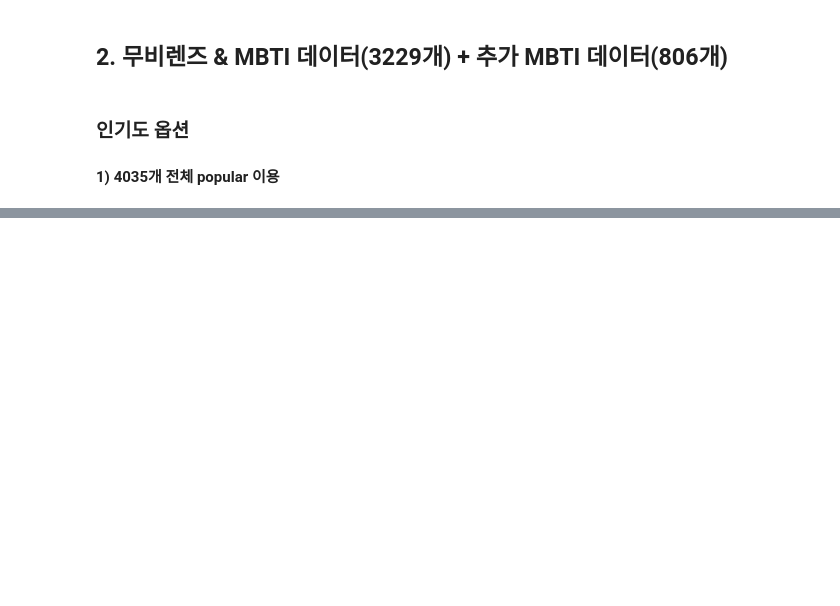
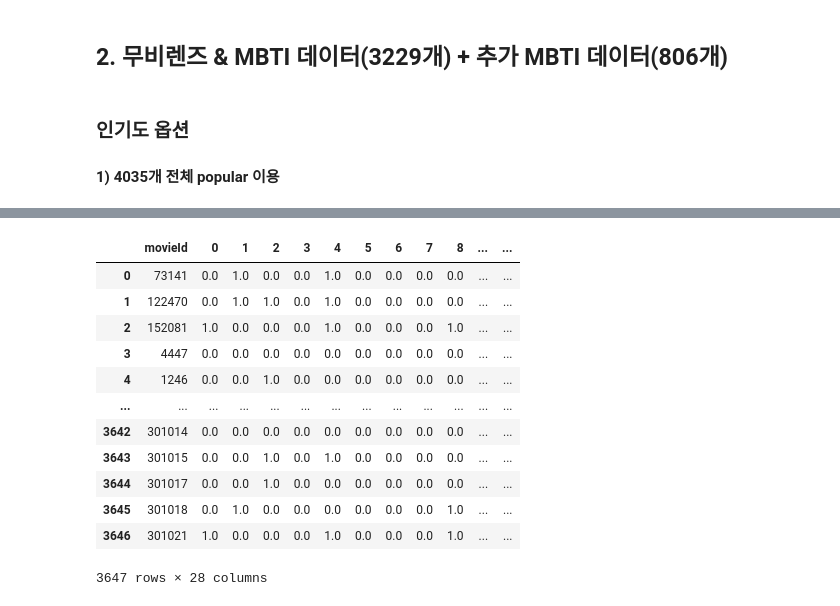
Before and after one commit to boostcampaitech4lv23recsys2/level3_productserving-level3-recsys-08, a Jupyter notebook: Data/DataProcessing/movie_select.ipynb, the cells around one changed output, grey strips where cells are left out. Cells and saved outputs as stored; diff of their text form; code cells hidden in the pictures; blank space fills up the shorter version.

```diff
--- a/Data/DataProcessing/movie_select.ipynb
+++ b/Data/DataProcessing/movie_select.ipynb
@@ -471,0 +626,4 @@ movieId_list
+# %%
+import numpy as np
+encoding2 = np.eye(len(values))[values]
+encoding2
@@ -471,0 +648,26 @@ movieId_list
+# %%
+def get_encoding2(genre):
+    g_encoding = np.zeros(27)
+    for g in genre:
+        g_encoding += encoding2[genre_dic2[g]]
+    return g_encoding
+# %%
+data2['genre_encode'] = data2['genres_list'].apply(lambda x: get_encoding2(x))
+# %%
+encode_df2 = pd.merge(data2['movieId'], pd.DataFrame(list(data2['genre_encode']), index=data2['movieId']), on='movieId',how='inner')
+# %%
+encode_df2
+# %% [output]
+|  | movieId | 0 | 1 | 2 | 3 | 4 | 5 | 6 | 7 | 8 | ... | ... |
+| 0 | 73141 | 0.0 | 1.0 | 0.0 | 0.0 | 1.0 | 0.0 | 0.0 | 0.0 | 0.0 | ... | ... |
+| 1 | 122470 | 0.0 | 1.0 | 1.0 | 0.0 | 1.0 | 0.0 | 0.0 | 0.0 | 0.0 | ... | ... |
+| 2 | 152081 | 1.0 | 0.0 | 0.0 | 0.0 | 1.0 | 0.0 | 0.0 | 0.0 | 1.0 | ... | ... |
+| 3 | 4447 | 0.0 | 0.0 | 0.0 | 0.0 | 0.0 | 0.0 | 0.0 | 0.0 | 0.0 | ... | ... |
+| 4 | 1246 | 0.0 | 0.0 | 1.0 | 0.0 | 0.0 | 0.0 | 0.0 | 0.0 | 0.0 | ... | ... |
+| ... | ... | ... | ... | ... | ... | ... | ... | ... | ... | ... | ... | ... |
+| 3642 | 301014 | 0.0 | 0.0 | 0.0 | 0.0 | 0.0 | 0.0 | 0.0 | 0.0 | 0.0 | ... | ... |
+| 3643 | 301015 | 0.0 | 0.0 | 1.0 | 0.0 | 1.0 | 0.0 | 0.0 | 0.0 | 0.0 | ... | ... |
+| 3644 | 301017 | 0.0 | 0.0 | 1.0 | 0.0 | 0.0 | 0.0 | 0.0 | 0.0 | 0.0 | ... | ... |
+| 3645 | 301018 | 0.0 | 1.0 | 0.0 | 0.0 | 0.0 | 0.0 | 0.0 | 0.0 | 1.0 | ... | ... |
+| 3646 | 301021 | 1.0 | 0.0 | 0.0 | 0.0 | 1.0 | 0.0 | 0.0 | 0.0 | 1.0 | ... | ... |
+3647 rows × 28 columns
```
Also changed, not shown: parts of 58 cells of this notebook.
